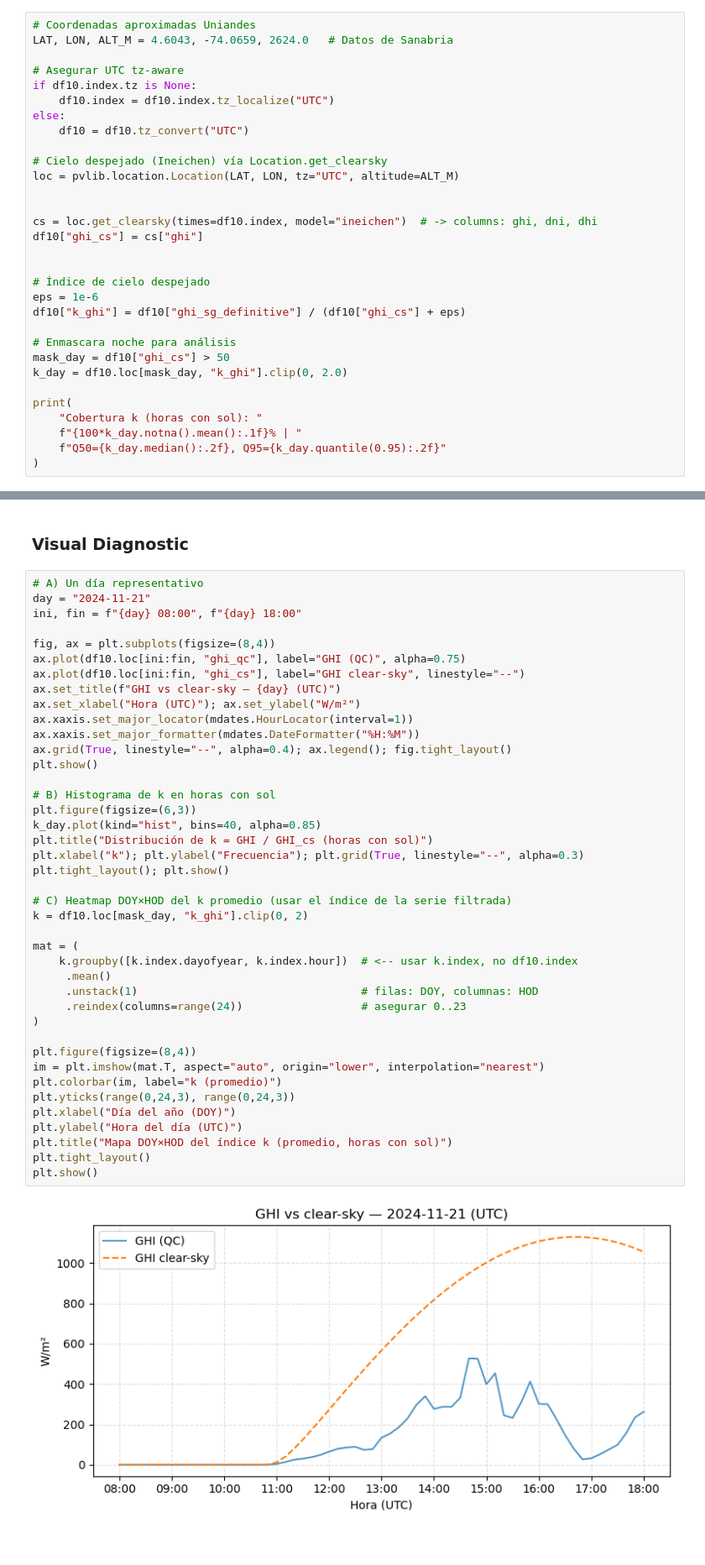
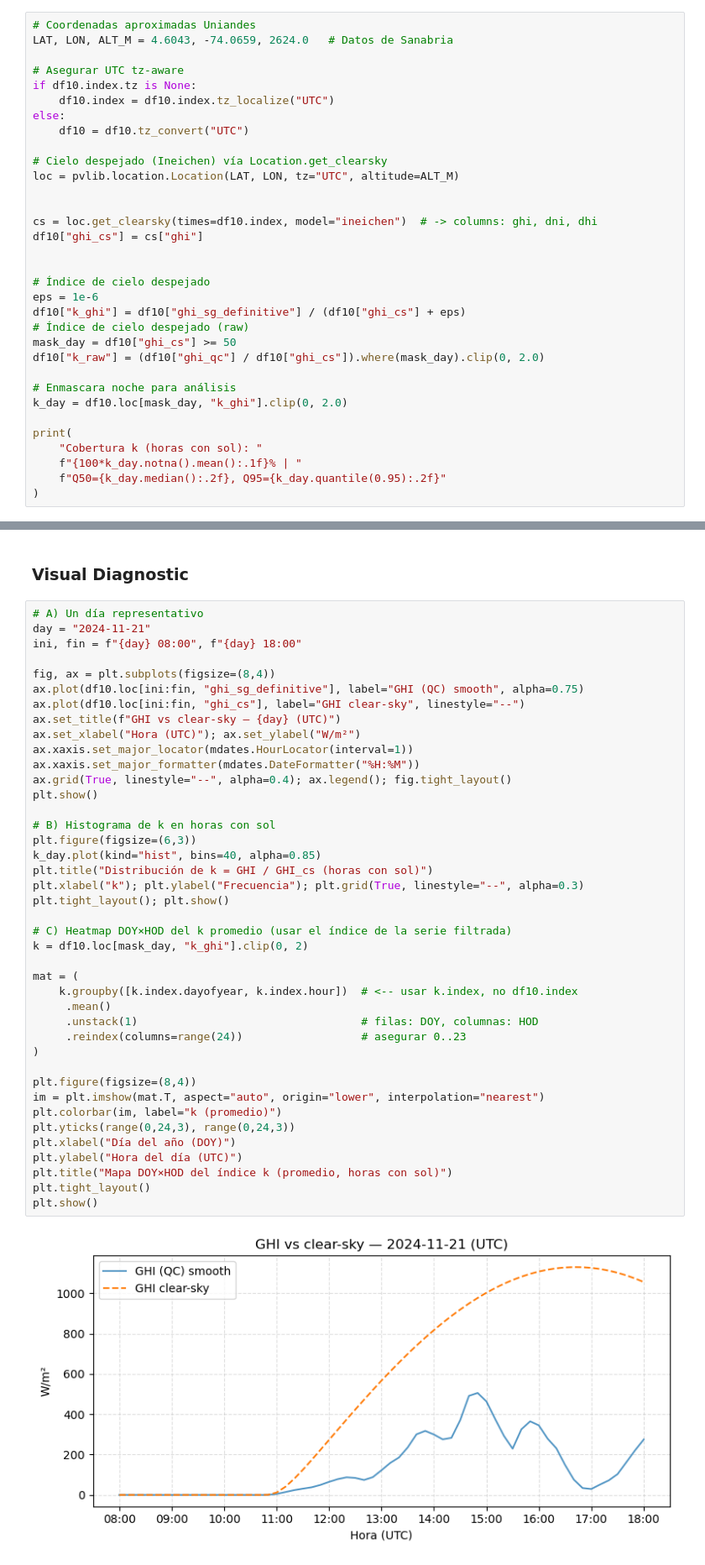
Before and after one commit to EstebanLN/irradiance-fusion-forecast, a Jupyter notebook: Notebooks/01_ground_station_exploration.ipynb, the cells around one changed output, grey strips where cells are left out. Shown at 84% size. Drawn from its saved outputs; the diff is of its cells as text.

```diff
--- a/Notebooks/01_ground_station_exploration.ipynb
+++ b/Notebooks/01_ground_station_exploration.ipynb
@@ -313,9 +311,11 @@ df10["ghi_cs"] = cs["ghi"]
 # Índice de cielo despejado
 eps = 1e-6
 df10["k_ghi"] = df10["ghi_sg_definitive"] / (df10["ghi_cs"] + eps)
+# Índice de cielo despejado (raw)
+mask_day = df10["ghi_cs"] >= 50
+df10["k_raw"] = (df10["ghi_qc"] / df10["ghi_cs"]).where(mask_day).clip(0, 2.0)
 
 # Enmascara noche para análisis
-mask_day = df10["ghi_cs"] > 50
 k_day = df10.loc[mask_day, "k_ghi"].clip(0, 2.0)
 
 print(
@@ -333,7 +333,7 @@ day = "2024-11-21"
 ini, fin = f"{day} 08:00", f"{day} 18:00"
 
 fig, ax = plt.subplots(figsize=(8,4))
-ax.plot(df10.loc[ini:fin, "ghi_qc"], label="GHI (QC)", alpha=0.75)
+ax.plot(df10.loc[ini:fin, "ghi_sg_definitive"], label="GHI (QC) smooth", alpha=0.75)
 ax.plot(df10.loc[ini:fin, "ghi_cs"], label="GHI clear-sky", linestyle="--")
 ax.set_title(f"GHI vs clear-sky — {day} (UTC)")
 ax.set_xlabel("Hora (UTC)"); ax.set_ylabel("W/m²")
@@ -342,34 +342,34 @@ ax.xaxis.set_major_formatter(mdates.DateFormatter("%H:%M"))
 ax.grid(True, linestyle="--", alpha=0.4); ax.legend(); fig.tight_layout()
 plt.show()
 
 # B) Histograma de k en horas con sol
 plt.figure(figsize=(6,3))
 k_day.plot(kind="hist", bins=40, alpha=0.85)
 plt.title("Distribución de k = GHI / GHI_cs (horas con sol)")
 plt.xlabel("k"); plt.ylabel("Frecuencia"); plt.grid(True, linestyle="--", alpha=0.3)
 plt.tight_layout(); plt.show()
 
 # C) Heatmap DOY×HOD del k promedio (usar el índice de la serie filtrada)
 k = df10.loc[mask_day, "k_ghi"].clip(0, 2)
 
 mat = (
     k.groupby([k.index.dayofyear, k.index.hour])  # <-- usar k.index, no df10.index
      .mean()
      .unstack(1)                                  # filas: DOY, columnas: HOD
      .reindex(columns=range(24))                  # asegurar 0..23
 )
 
 plt.figure(figsize=(8,4))
 im = plt.imshow(mat.T, aspect="auto", origin="lower", interpolation="nearest")
 plt.colorbar(im, label="k (promedio)")
 plt.yticks(range(0,24,3), range(0,24,3))
 plt.xlabel("Día del año (DOY)")
 plt.ylabel("Hora del día (UTC)")
 plt.title("Mapa DOY×HOD del índice k (promedio, horas con sol)")
 plt.tight_layout()
 plt.show()
 # %% [output]
-[figure, old version]
+[figure, new version]
 [figure]
 [figure]
 # %% [markdown]
```
Also changed, not shown: parts of 5 cells of this notebook, 2 other files.
